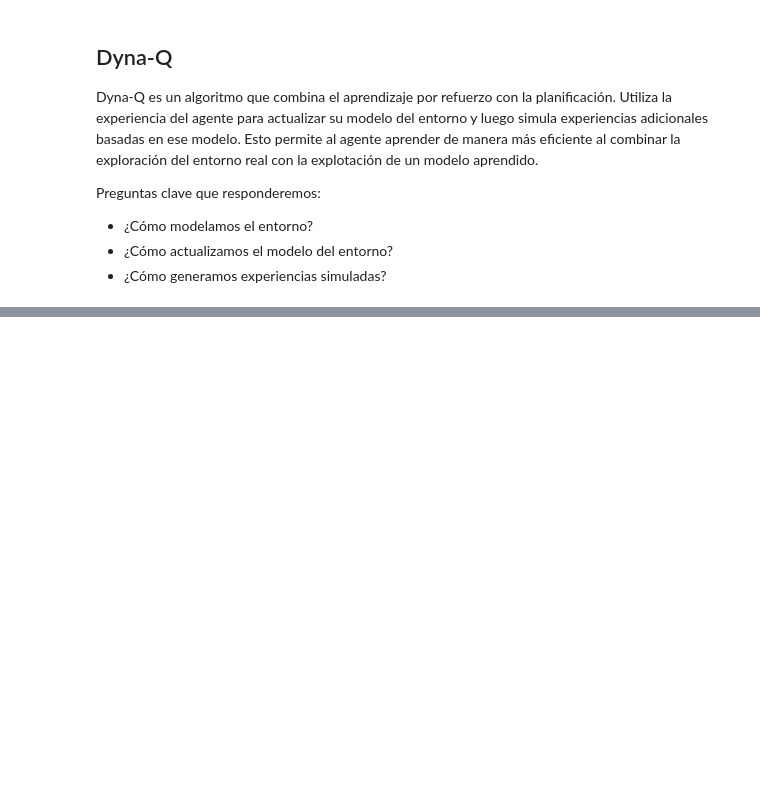
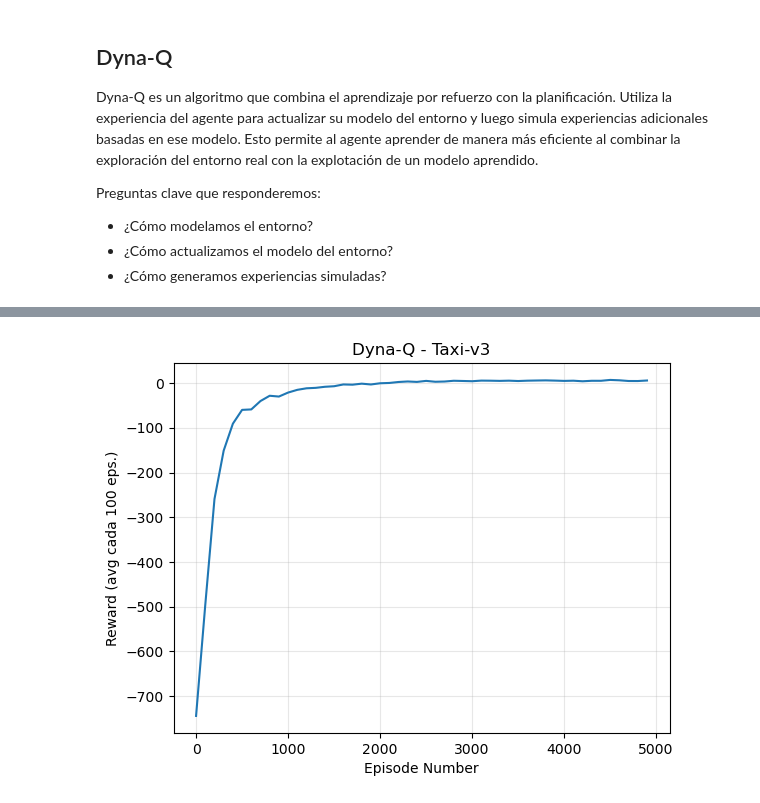
Before and after one commit to rodrigobeniteza/ORT-AI, a Jupyter notebook: Taller Inteligencia Artificial/Clases/Laboratorio 6 - Dyna-Q/Dyna_Q-letra.ipynb, the cells around one changed output, grey strips where cells are left out. Cells and saved outputs as stored; diff of their text form; code cells hidden in the pictures; blank space fills up the shorter version.

```diff
--- a/Taller Inteligencia Artificial/Clases/Laboratorio 6 - Dyna-Q/Dyna_Q-letra.ipynb
+++ b/Taller Inteligencia Artificial/Clases/Laboratorio 6 - Dyna-Q/Dyna_Q-letra.ipynb
@@ -365,0 +403,24 @@ Video(video_path, embed=True, width=600)
+# %%
+# 1. Función para crear el entorno
+
+def get_taxi_env(record_video=False, record_every=1, folder="./videos"):
+    env = gym.make("Taxi-v3", render_mode="rgb_array")
+    if record_video:
+        env = RecordVideo(env, video_folder=folder, name_prefix="Taxi",
+                          episode_trigger=lambda x: x % record_every == 0,
+                          disable_logger=True)
+    return env
+# %%
+#2. Video con acciones aleatorias
+
+env_taxi = get_taxi_env(record_video=True, record_every=1, folder="./videos/taxi_random")
+for _ in range(3):
+    obs, _ = env_taxi.reset()
+    done = False
+    while not done:
+        action = env_taxi.action_space.sample()
+        obs, reward, terminated, truncated, _ = env_taxi.step(action)
+        done = terminated or truncated
+env_taxi.close()
+
+Video("./videos/taxi_random/Taxi-episode-0.mp4", embed=True, width=400)
@@ -365,0 +429,7 @@ Video(video_path, embed=True, width=600)
+# %%
+# 3. Acción greedy para Taxi
+
+def select_action_taxi(env, Q, state, epsilon):
+    if np.random.rand() < epsilon:
+        return env.action_space.sample()
+    return random_argmax(Q[state])
@@ -365,0 +506,12 @@ Video(video_path, embed=True, width=600)
+# %%
+# 5. Entrenamiento + gráfico
+
+TAXI_EPISODES = 5_000
+
+env_taxi = get_taxi_env(record_video=True, record_every=1_000, folder="./videos/taxi_training")
+Q_taxi, rewards_taxi, epsilons_taxi = dyna_q_taxi(env_taxi, num_episodes=TAXI_EPISODES, n=10)
+env_taxi.close()
+
+plot_rewards(rewards_taxi, average_range=100, title="Dyna-Q - Taxi-v3")
+# %% [output]
+[figure, added]
```
Also changed, not shown: parts of 16 cells of this notebook.
